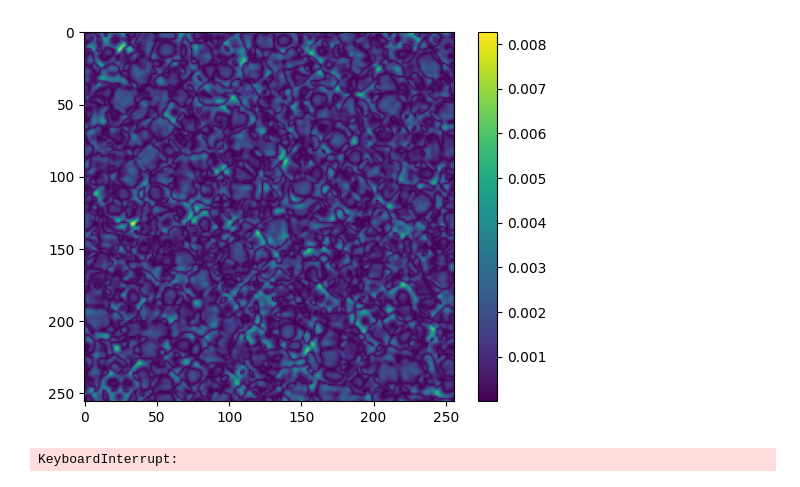
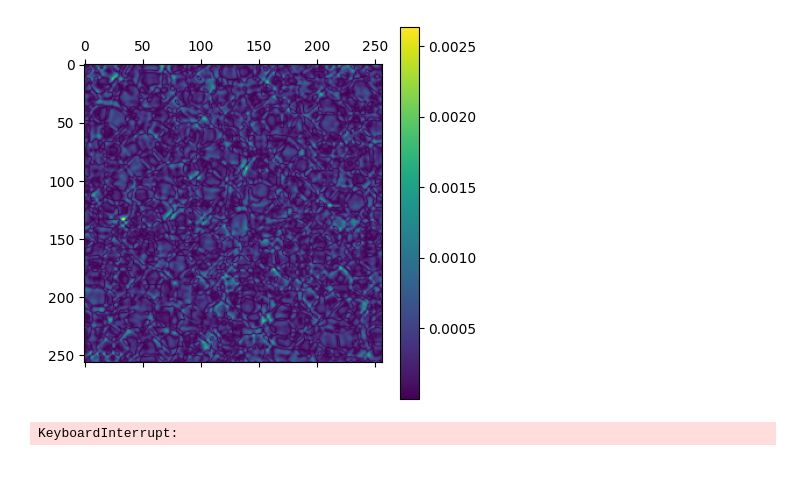
Before and after one commit to graps1/ELM-PDEs, a Jupyter notebook: ks2d/ks2d_sliced_elm.ipynb, the cells around one changed output. Drawn from its saved outputs; the diff is of its cells as text; code cells hidden in the pictures.

```diff
--- a/ks2d/ks2d_sliced_elm.ipynb
+++ b/ks2d/ks2d_sliced_elm.ipynb
@@ -67,34 +67,34 @@ class SlicedELM2D(torch.nn.Module):
         phi_a0 = fold(self.phi_sliced(unfold(X, 0, self.extent)), 0, (b, N0, N1))
         phi_a1 = fold(self.phi_sliced(unfold(X, 1, self.extent)), 1, (b, N0, N1))
         res = phi_a0 + phi_a1
         return res
 
     def forward(self, X):
         unbatched = len(X.shape)==2
         if unbatched: X = X.unsqueeze(0)
         phiX = self.phi(X)
         out = self.out_layer(phiX)
         if unbatched: out = out.squeeze(0)
         return out[...,0]
 
     def train(self, X, Y):
         phiX = self.phi(X)
         channels = phiX.shape[-1]
         phiX = phiX.reshape(-1, channels)
         Y = Y.view(-1, 1)
         A = torch.linalg.lstsq(phiX, Y).solution.transpose(0,1)
         self.out_layer.weight.data = A
 
-model = SlicedELM2D(3, 50)
+model = SlicedELM2D(4, 70)
 noise_distr = torch.distributions.Normal(0, 1e-3)
 X = d[0,None,...]
 X = X + noise_distr.sample(X.shape)
-Y = d[5,None,...]
+Y = d[2,None,...]
 
 model.train(X, Y)
 err = ( model(d[0,...])-d[1,...] ).abs()
 plt.colorbar(plt.imshow(err.cpu().numpy()))
 plt.show()
 # %% [output]
-[figure, old version]
+[figure, new version]
 # %%
```
Also changed, not shown: parts of 1 cell of this notebook, 1 other file.
